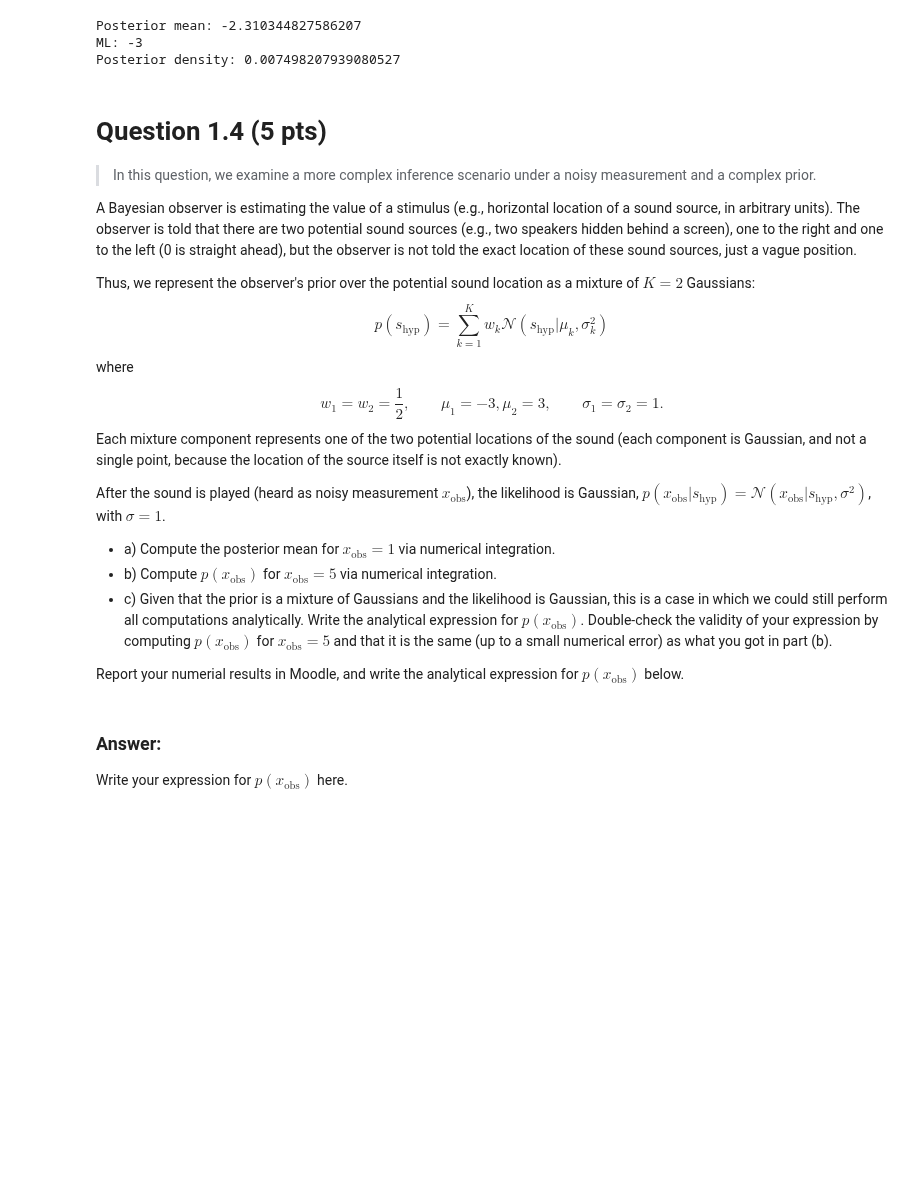
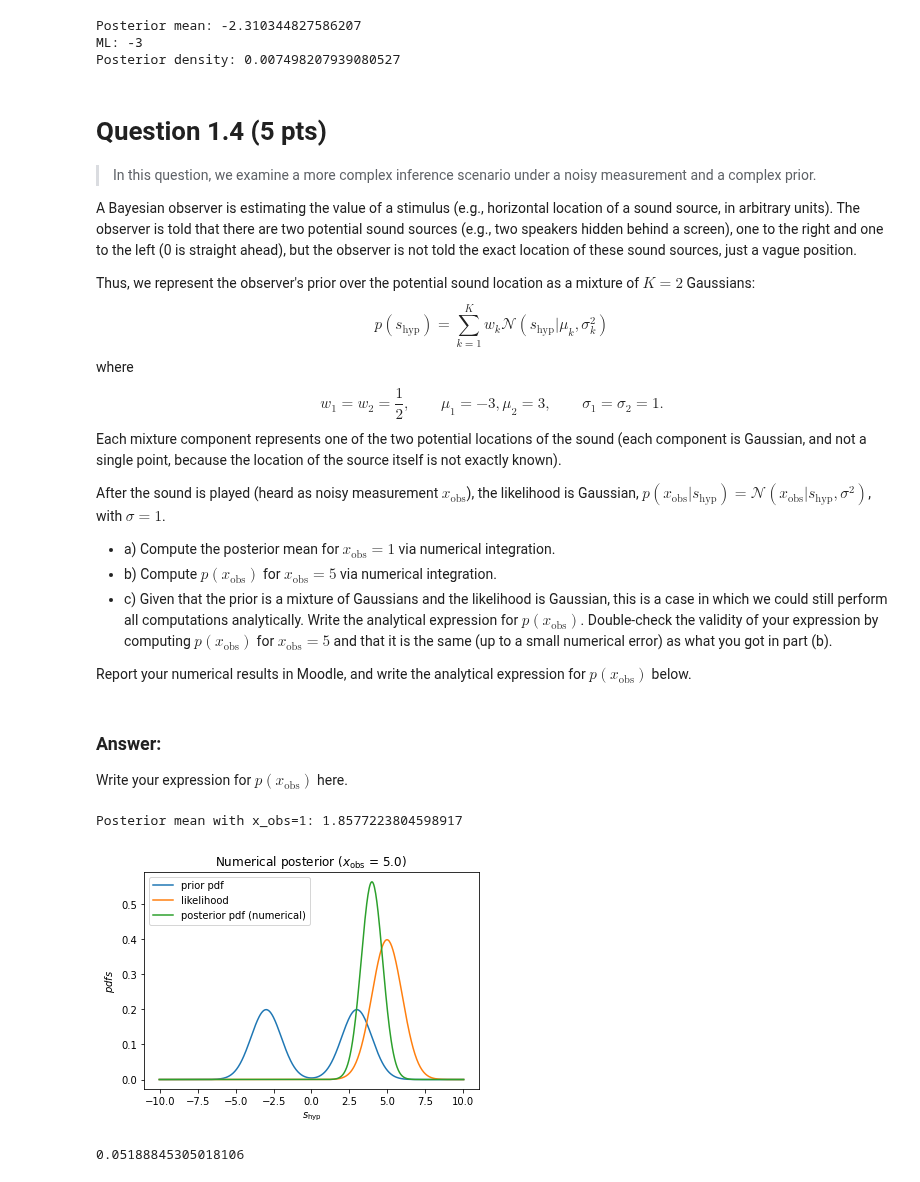
Before and after one commit to vyeoms/assignments, a Jupyter notebook: probcog/set1/src/set1.ipynb, the cells around one changed output. Cells and saved outputs as stored; diff of their text form; code cells hidden in the pictures; blank space fills up the shorter version.

Commit message:
probcog: Add solution for exercise 4 of set 1

```diff
--- a/probcog/set1/src/set1.ipynb
+++ b/probcog/set1/src/set1.ipynb
@@ -230,7 +231,7 @@ After the sound is played (heard as noisy measurement $x_\text{obs}$), the likel
 - b) Compute $p(x_\text{obs})$ for $x_\text{obs} = 5$ via numerical integration.
 - c) Given that the prior is a mixture of Gaussians and the likelihood is Gaussian, this is a case in which we could still perform all computations analytically. Write the analytical expression for $p(x_\text{obs})$. Double-check the validity of your expression by computing $p(x_\text{obs})$ for $x_\text{obs} = 5$ and that it is the same (up to a small numerical error) as what you got in part (b).
 
-Report your numerial results in Moodle, and write the analytical expression for $p\left(x_\text{obs}\right)$ below.
+Report your numerical results in Moodle, and write the analytical expression for $p\left(x_\text{obs}\right)$ below.
 # %% [markdown]
 ### Answer:
 
@@ -239,0 +239,65 @@ Write your expression for $p(x_\text{obs})$ here.
+# %%
+# code here...
+
+mu_1 = -3
+mu_2 = 3
+sigma_k = 1.
+sigma = 1.
+x_obs = 1.
+
+
+def compute_grid_1d_gaussian(mu_1, mu_2, sigma_s, sigma, N):
+    """Compute a suitable 1-D grid for stimulus values, for a Gaussian prior and likelihood."""
+    # total variance is prior variance plus measurement variance, we use this to set the bounds for the grid
+    sigma_tot = np.sqrt(sigma_s**2 + sigma**2)
+    lb = mu_1 - 5*sigma_tot # lower bound
+    ub = mu_2 + 5*sigma_tot # upper bound
+    s_grid = np.linspace(lb, ub, N)
+    ds = s_grid[1] - s_grid[0] # grid spacing
+    return s_grid, ds
+
+def compute_posterior_1d(s_grid, prior_pdf, likelihood):
+    """Given a prior and likelihood evaluated on a 1-D grid of stimulus values, compute numerical posterior."""
+    ds = s_grid[1] - s_grid[0] # grid spacing
+    protoposterior = prior_pdf * likelihood
+    normalization_constant = sp.integrate.romb(protoposterior, dx=ds)
+    posterior_pdf = protoposterior / normalization_constant
+    return posterior_pdf, normalization_constant
+
+def plot_distributions(s_grid, prior_pdf, likelihood, posterior_pdf, x_obs):
+    """Plot distributions useful for this exercise."""
+    plt.plot(s_grid, prior_pdf, label='prior pdf')
+    plt.plot(s_grid, likelihood, label='likelihood')
+    plt.plot(s_grid, posterior_pdf, label='posterior pdf (numerical)')
+    plt.xlabel(r'$s_\mathrm{hyp}$')
+    plt.ylabel(r'$pdfs$')
+    plt.title(r'Numerical posterior ($x_\mathrm{obs}$ = ' + str(x_obs) + ')')
+    plt.legend()
+    plt.show()
+
+N = int(2**9 + 1)
+s_grid, ds = compute_grid_1d_gaussian(mu_1, mu_2, sigma_k, sigma, N) # compute a grid of stimulus values
+prior_pdf = 0.5*sps.norm.pdf(s_grid, mu_1, sigma_k) + 0.5*sps.norm.pdf(s_grid, mu_2, sigma_k) # evaluate prior pdf on the grid
+likelihood = sps.norm.pdf(s_grid, x_obs, sigma) # evaluate likelihood on the grid (for a fixed x_obs)
+posterior_pdf, _ = compute_posterior_1d(s_grid, prior_pdf, likelihood) # compute posterior
+# plot_distributions(s_grid, prior_pdf, likelihood, posterior_pdf, x_obs)
+
+mean_post = sp.integrate.romb(posterior_pdf * s_grid, dx=ds)
+print(f"Posterior mean with x_obs=1: {mean_post}")
+####################################################
+
+# Part b
+
+N = int(2**9 + 1)
+x_obs=5.
+s_grid, ds = compute_grid_1d_gaussian(mu_1, mu_2, sigma_k, sigma, N) # compute a grid of stimulus values
+prior_pdf = 0.5*sps.norm.pdf(s_grid, mu_1, sigma_k) + 0.5*sps.norm.pdf(s_grid, mu_2, sigma_k) # evaluate prior pdf on the grid
+likelihood = sps.norm.pdf(s_grid, x_obs, sigma) # evaluate likelihood on the grid (for a fixed x_obs)
+posterior_pdf, p_obs_x = compute_posterior_1d(s_grid, prior_pdf, likelihood) # compute posterior
+plot_distributions(s_grid, prior_pdf, likelihood, posterior_pdf, x_obs)
+
+print(p_obs_x)
+# %% [output]
+Posterior mean with x_obs=1: 1.8577223804598917
+[figure, added]
+0.05188845305018106
```
Also changed, not shown: parts of 4 cells of this notebook.
